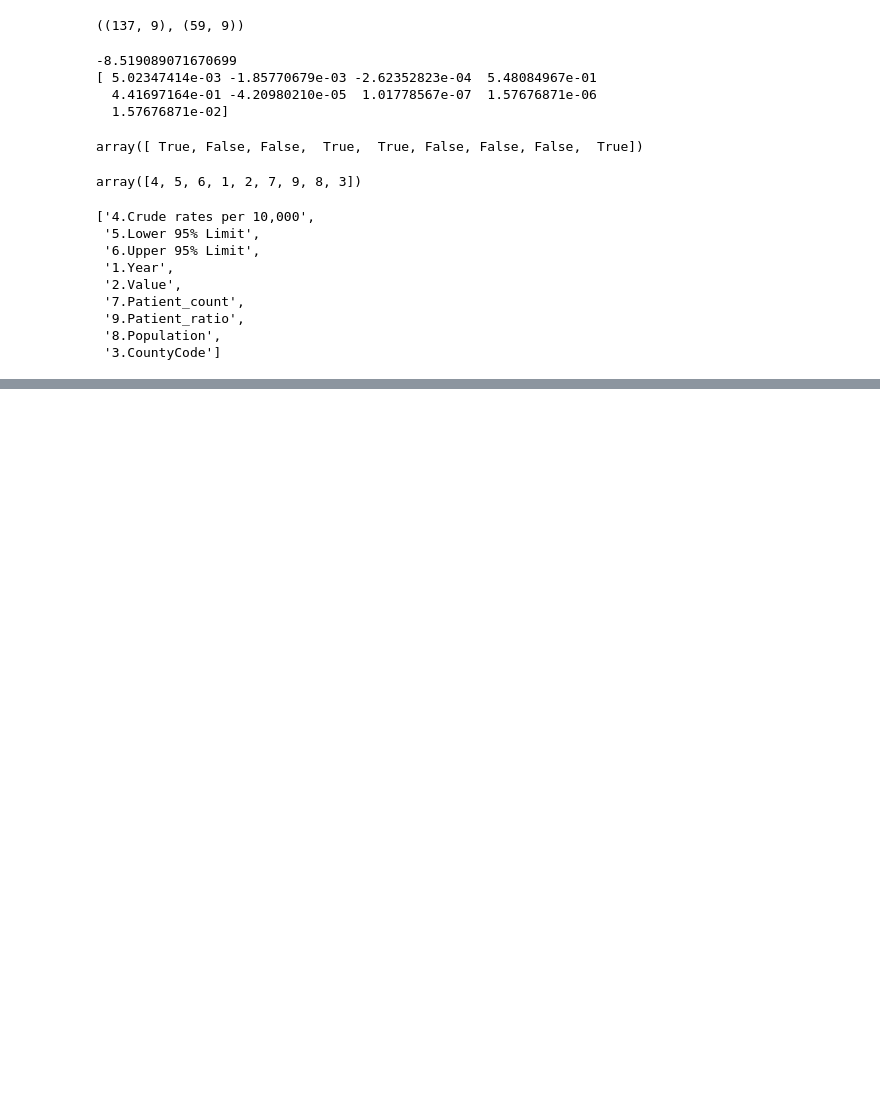
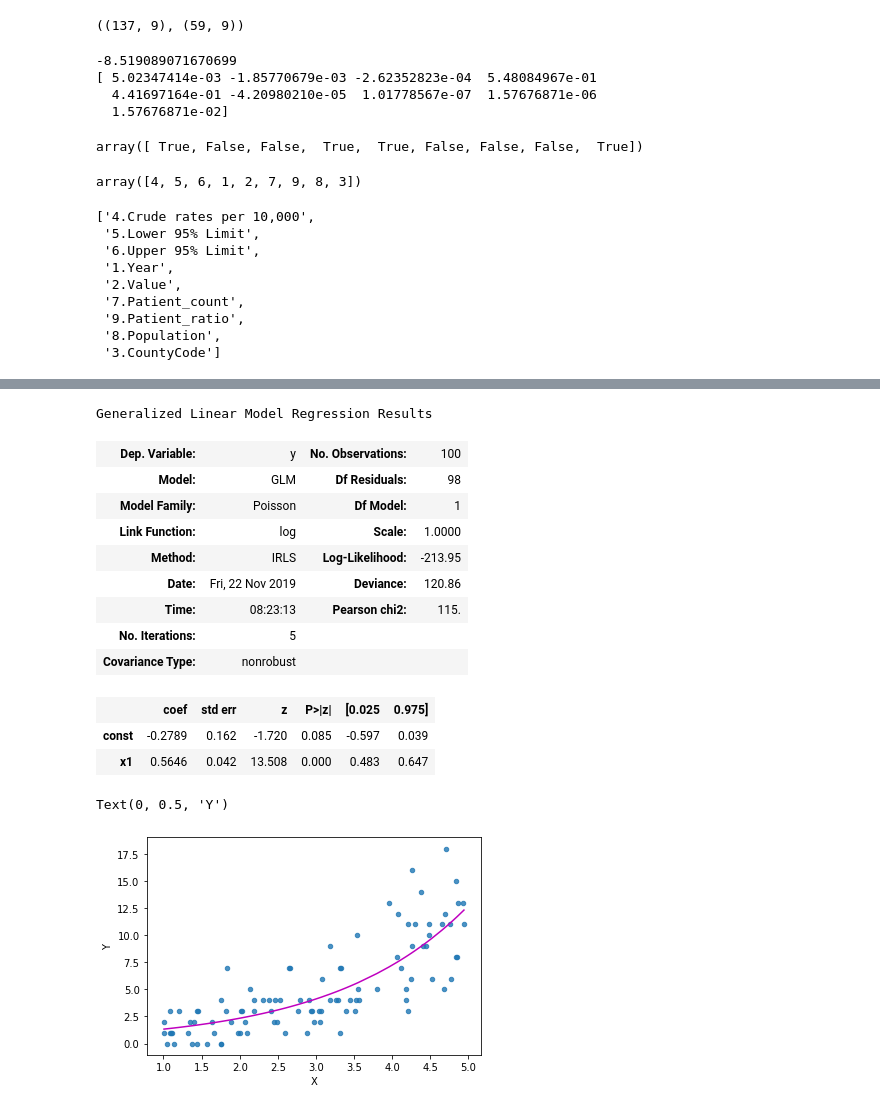
Before and after one commit to s-c-soma/cmpe255_CA_RespiratoryDiseaseVS.Airquality_Prediction-Association, a Jupyter notebook: notebooks/AQ_2-Asthma4_Correlation-Modeling.ipynb, the cells around one changed output, grey strips where cells are left out. Drawn from its saved outputs; the diff is of its cells as text; code cells hidden in the pictures; blank space fills up the shorter version.

Commit message:
Added sample code for distribution

```diff
--- a/notebooks/AQ_2-Asthma4_Correlation-Modeling.ipynb
+++ b/notebooks/AQ_2-Asthma4_Correlation-Modeling.ipynb
@@ -638,0 +644,44 @@ feature_ranks
+# %%
+# Poisson regression code
+
+import statsmodels.api as sm
+np.random.seed(5)
+n_sample = 100
+a = 0.6
+b = -0.4
+
+x = uniform(1, 5, size=n_sample)
+mu = np.exp(a * x + b)
+y = poisson(mu)
+
+exog, endog = sm.add_constant(x), y
+
+# Poisson regression
+mod = sm.GLM(endog, exog, family=sm.families.Poisson(link=sm.families.links.log()))
+res = mod.fit()
+display(res.summary())
+
+y_pred = res.predict(exog)
+
+idx = x.argsort()
+x_ord, y_pred_ord = x[idx], y_pred[idx]
+plt.plot(x_ord, y_pred_ord, color='m')
+plt.scatter(x, y,  s=20, alpha=0.8)
+plt.xlabel("X")
+plt.ylabel("Y")
+# %% [output]
+Generalized Linear Model Regression Results
+| Dep. Variable: | y | No. Observations: | 100 |
+| Model: | GLM | Df Residuals: | 98 |
+| Model Family: | Poisson | Df Model: | 1 |
+| Link Function: | log | Scale: | 1.0000 |
+| Method: | IRLS | Log-Likelihood: | -213.95 |
+| Date: | Fri, 22 Nov 2019 | Deviance: | 120.86 |
+| Time: | 08:23:13 | Pearson chi2: | 115. |
+| No. Iterations: | 5 |  |  |
+| Covariance Type: | nonrobust |  |  |
+|  | coef | std err | z | P>|z| | [0.025 | 0.975] |
+| const | -0.2789 | 0.162 | -1.720 | 0.085 | -0.597 | 0.039 |
+| x1 | 0.5646 | 0.042 | 13.508 | 0.000 | 0.483 | 0.647 |
+Text(0, 0.5, 'Y')
+[figure, added]
```
Also changed, not shown: parts of 7 cells of this notebook.
